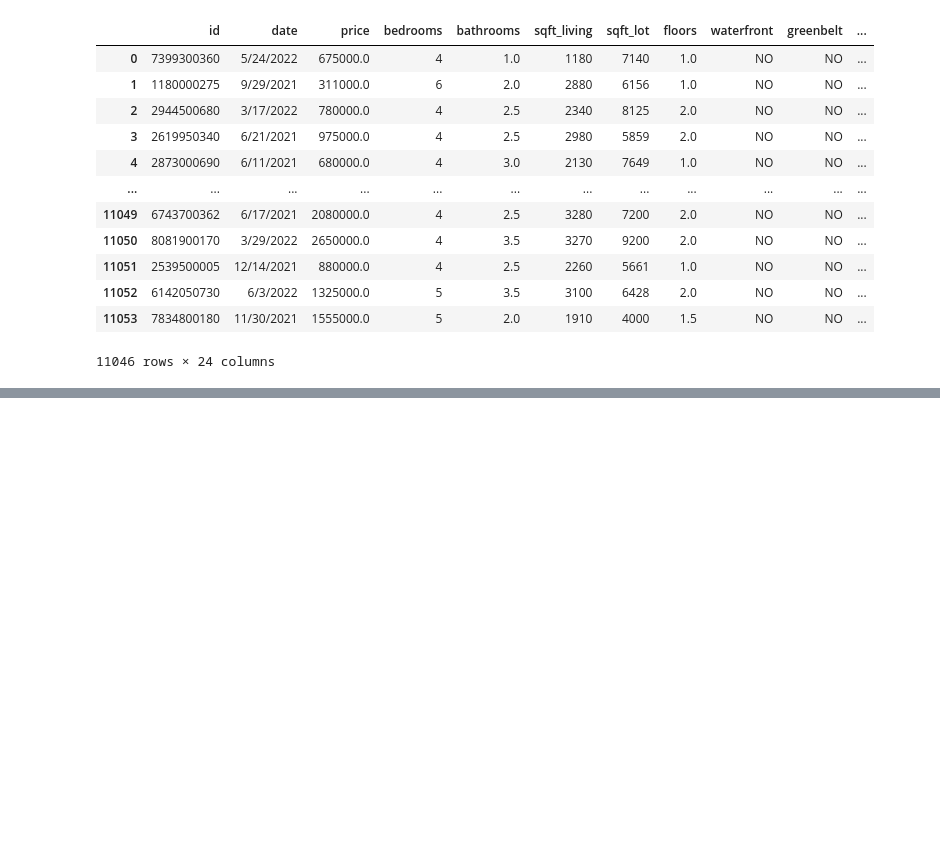
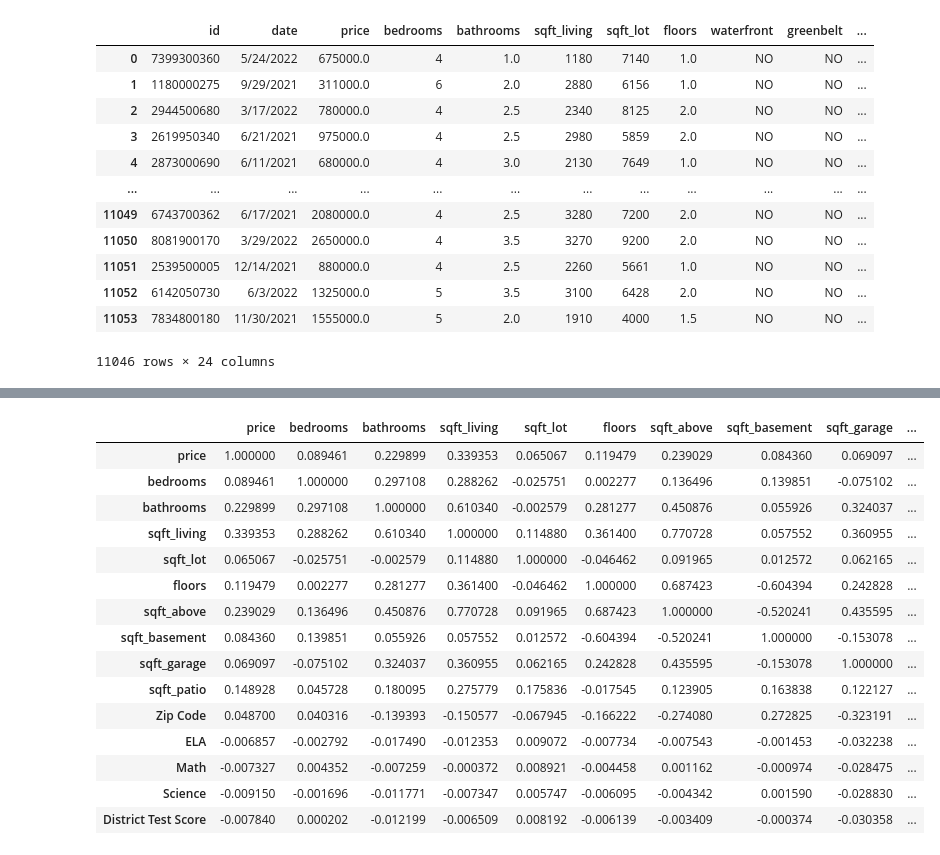
Before and after one commit to aokdata/King-County-House-Sales-, a Jupyter notebook: Ashley/Ash Workbook.ipynb, the cells around one changed output, grey strips where cells are left out. Drawn from its saved outputs; the diff is of its cells as text; code cells hidden in the pictures; blank space fills up the shorter version.

```diff
--- a/Ashley/Ash Workbook.ipynb
+++ b/Ashley/Ash Workbook.ipynb
@@ -312,0 +402,19 @@ kc_family_house_df
+# %%
+final_kc_df.corr()
+# %% [output]
+|  | price | bedrooms | bathrooms | sqft_living | sqft_lot | floors | sqft_above | sqft_basement | sqft_garage | ... |
+| price | 1.000000 | 0.089461 | 0.229899 | 0.339353 | 0.065067 | 0.119479 | 0.239029 | 0.084360 | 0.069097 | ... |
+| bedrooms | 0.089461 | 1.000000 | 0.297108 | 0.288262 | -0.025751 | 0.002277 | 0.136496 | 0.139851 | -0.075102 | ... |
+| bathrooms | 0.229899 | 0.297108 | 1.000000 | 0.610340 | -0.002579 | 0.281277 | 0.450876 | 0.055926 | 0.324037 | ... |
+| sqft_living | 0.339353 | 0.288262 | 0.610340 | 1.000000 | 0.114880 | 0.361400 | 0.770728 | 0.057552 | 0.360955 | ... |
+| sqft_lot | 0.065067 | -0.025751 | -0.002579 | 0.114880 | 1.000000 | -0.046462 | 0.091965 | 0.012572 | 0.062165 | ... |
+| floors | 0.119479 | 0.002277 | 0.281277 | 0.361400 | -0.046462 | 1.000000 | 0.687423 | -0.604394 | 0.242828 | ... |
+| sqft_above | 0.239029 | 0.136496 | 0.450876 | 0.770728 | 0.091965 | 0.687423 | 1.000000 | -0.520241 | 0.435595 | ... |
+| sqft_basement | 0.084360 | 0.139851 | 0.055926 | 0.057552 | 0.012572 | -0.604394 | -0.520241 | 1.000000 | -0.153078 | ... |
+| sqft_garage | 0.069097 | -0.075102 | 0.324037 | 0.360955 | 0.062165 | 0.242828 | 0.435595 | -0.153078 | 1.000000 | ... |
+| sqft_patio | 0.148928 | 0.045728 | 0.180095 | 0.275779 | 0.175836 | -0.017545 | 0.123905 | 0.163838 | 0.122127 | ... |
+| Zip Code | 0.048700 | 0.040316 | -0.139393 | -0.150577 | -0.067945 | -0.166222 | -0.274080 | 0.272825 | -0.323191 | ... |
+| ELA | -0.006857 | -0.002792 | -0.017490 | -0.012353 | 0.009072 | -0.007734 | -0.007543 | -0.001453 | -0.032238 | ... |
+| Math | -0.007327 | 0.004352 | -0.007259 | -0.000372 | 0.008921 | -0.004458 | 0.001162 | -0.000974 | -0.028475 | ... |
+| Science | -0.009150 | -0.001696 | -0.011771 | -0.007347 | 0.005747 | -0.006095 | -0.004342 | 0.001590 | -0.028830 | ... |
+| District Test Score | -0.007840 | 0.000202 | -0.012199 | -0.006509 | 0.008192 | -0.006139 | -0.003409 | -0.000374 | -0.030358 | ... |
```
Also changed, not shown: parts of 90 cells of this notebook.
